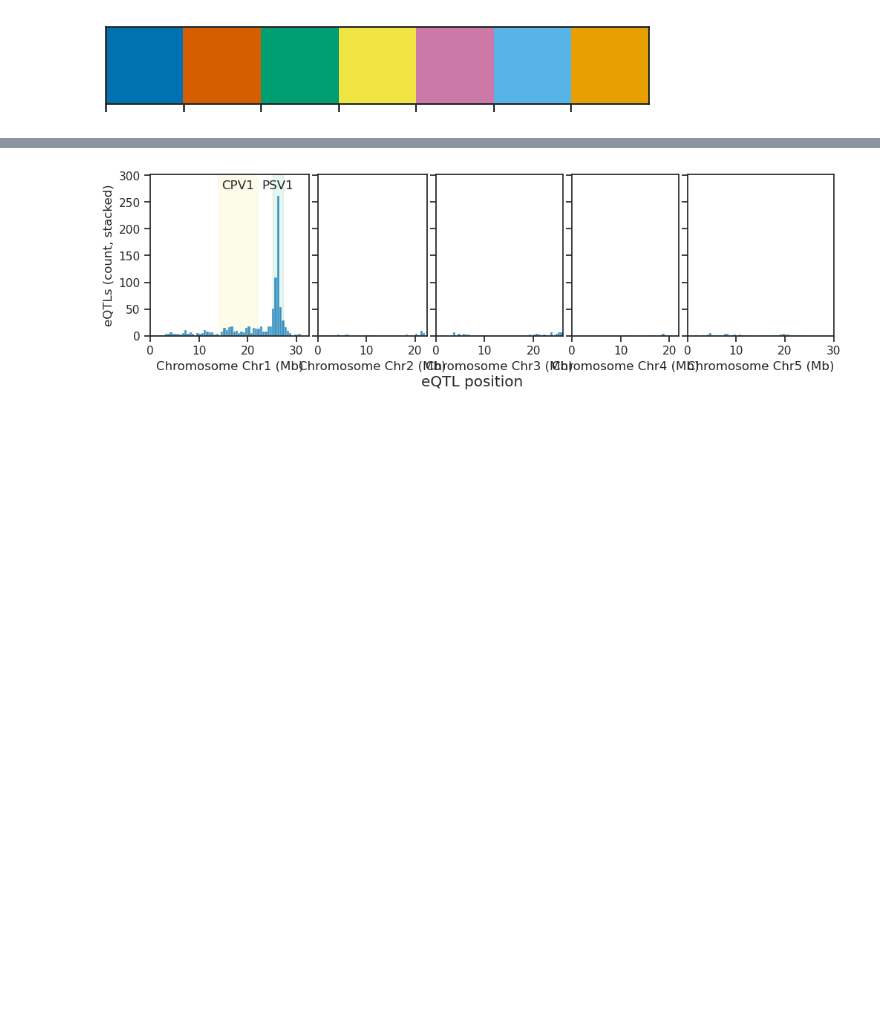
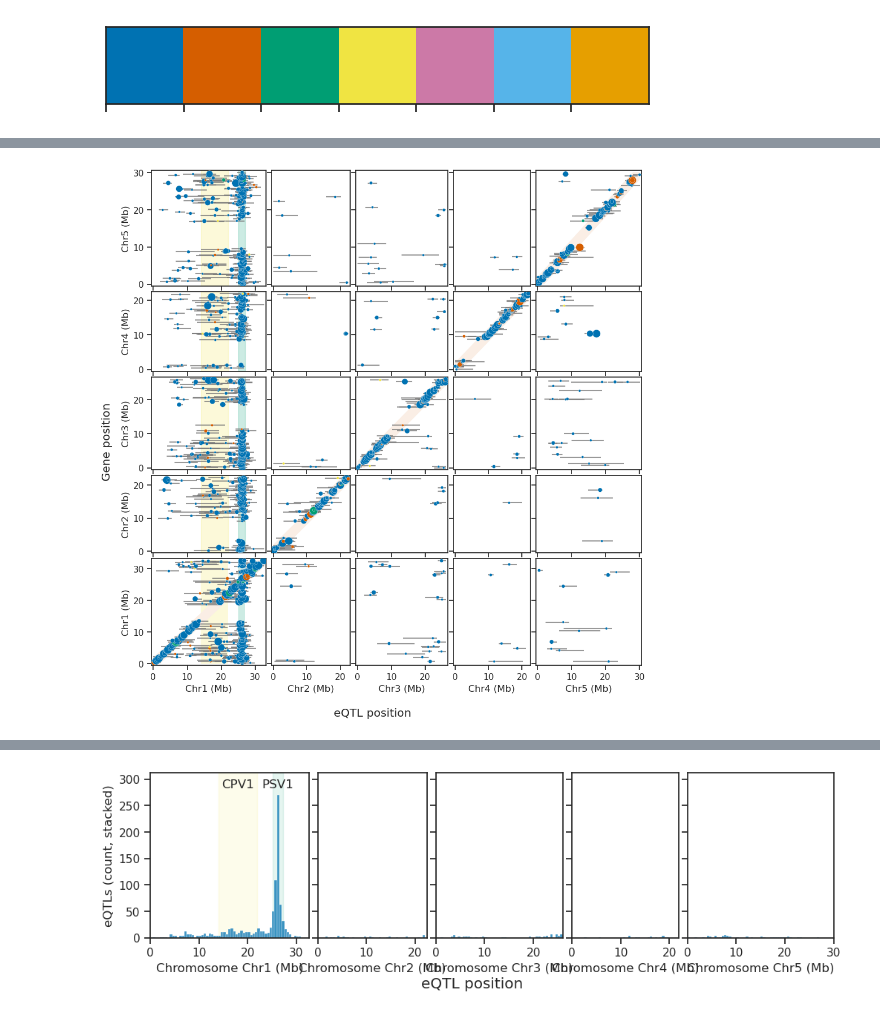
Before and after one commit to schneebergerlab/snrna_eqtl_mapping, a Jupyter notebook: rules/notebook_templates/eqtl_figures.col0xdb1.py.ipynb, the cells around one changed output, grey strips where cells are left out. Drawn from its saved outputs; the diff is of its cells as text; code cells hidden in the pictures; blank space fills up the shorter version.

```diff
--- a/rules/notebook_templates/eqtl_figures.col0xdb1.py.ipynb
+++ b/rules/notebook_templates/eqtl_figures.col0xdb1.py.ipynb
@@ -191,3 +202,100 @@ plt.show()
+# %%
+fig, axes = chrom_axes_boilerplate(chrom_sizes, figsize=(10, 10), nrows='nchroms')
+axes = axes[::-1]
+chroms = list(chrom_sizes)
+
+CIS_RANGE = 2e6
+TRANS_RANGE = np.array([[25e6, 27e6], [14e6, 22e6]])
+TRANS_RANGE_COLORS = [pal[2], pal[3]]
+
+for i, j in it.product(range(len(chrom_sizes)), repeat=2):
+    c_i, c_j = chroms[i], chroms[j]
+    d = sig_eqtl_celltype.query('chrom_gene == @c_i & chrom_eqtl == @c_j')
+    sns.scatterplot(
+        x=d.pos_eqtl,
+        y=d.pos_gene,
+        hue=d.cluster,
+        size=d.lod_score,
+        sizes=(5, 100),
+        size_norm=(3, 50),
+        hue_order=['Sperm', 'Vegetative', 'Both', 'Neither'],
+        palette=pal[:4],
+        ax=axes[i][j],
+        zorder=3
+    )
+    axes[i][j].errorbar(
+        x=d.pos_eqtl,
+        y=d.pos_gene,
+        xerr=[d.pos_eqtl - d.start_eqtl,
+              d.end_eqtl - d.pos_eqtl],
+        color='#777777',
+        zorder=2,
+        linestyle='None',
+        marker='None',
+        alpha=0.75
+    )
+    try:
+        axes[i][j].legend_.remove()
+    except:
+        pass
+
+    if i == j:
+        axes[i][j].fill_between(
+            x=[0, CIS_RANGE, chrom_sizes[c_j] - CIS_RANGE, chrom_sizes[c_j]],
+            y1=[0, 0, chrom_sizes[c_i] - CIS_RANGE * 2, chrom_sizes[c_i] - CIS_RANGE],
+            y2=[CIS_RANGE, CIS_RANGE * 2, chrom_sizes[c_i], chrom_sizes[c_i]],
+            color=pal[1],
+            alpha=0.1,
+            zorder=1,
+            edgecolor='none',
+        )
+
+    axes[i][j].set_ylim(-500_000, chrom_sizes[c_i] + 500_000)
+    axes[i][j].set_xlim(-500_000, chrom_sizes[c_j] + 500_000)
+
+    if c_j == 'Chr1':
+        for TR, c in zip(TRANS_RANGE, TRANS_RANGE_COLORS):
+            if c_i != c_j:
+                axes[i][j].axvspan(*TR, color=c, alpha=0.2, zorder=1)
+            else:
+                axes[i][j].fill_between(
+                    x=TR,
+                    y1=[0, 0],
+                    y2=TR - CIS_RANGE,
+                    color=c,
+                    alpha=0.2,
+                    zorder=1,
+                    edgecolor='none',
+                )
+                axes[i][j].fill_between(
+                    x=TR,
+                    y1=TR + CIS_RANGE,
+                    y2=[chrom_sizes[c_i], chrom_sizes[c_i]],
+                    color=c,
+                    alpha=0.2,
+                    zorder=1,
+                    edgecolor='none',
+                )
+
+for ax, chrom in zip(axes[0], chroms):
+    ax.set_xticks(np.arange(0, chrom_sizes[chrom], 1e7))
+    ax.set_xticklabels([int(i // 1e6) for i in np.arange(0, chrom_sizes[chrom], 1e7)])
+    ax.set_xlabel(f'{chrom} (Mb)')
+
+for ax, chrom in zip(axes[:, 0], chroms):
+    ax.set_yticks(np.arange(0, chrom_sizes[chrom], 1e7))
+    ax.set_yticklabels([int(i // 1e6) for i in np.arange(0, chrom_sizes[chrom], 1e7)])
+    ax.set_ylabel(f'{chrom} (Mb)')
+
+fig.supxlabel('eQTL position')
+fig.supylabel('Gene position')
+
+plt.tight_layout(h_pad=0.1, w_pad=0.1)
+
+plt.savefig(os.path.join(snakemake.output[0], 'eqtl_scatterplot_celltype.svg'))
+plt.show()
+# %% [output]
+[figure, added]
 # %%
 def dist_to_eqtl(eqtl_df, bin_size=25000):
     is_right_of_eqtl = eqtl_df.pos_gene > eqtl_df.pos_eqtl
```
Also changed, not shown: parts of 19 cells of this notebook, 13 other files.
